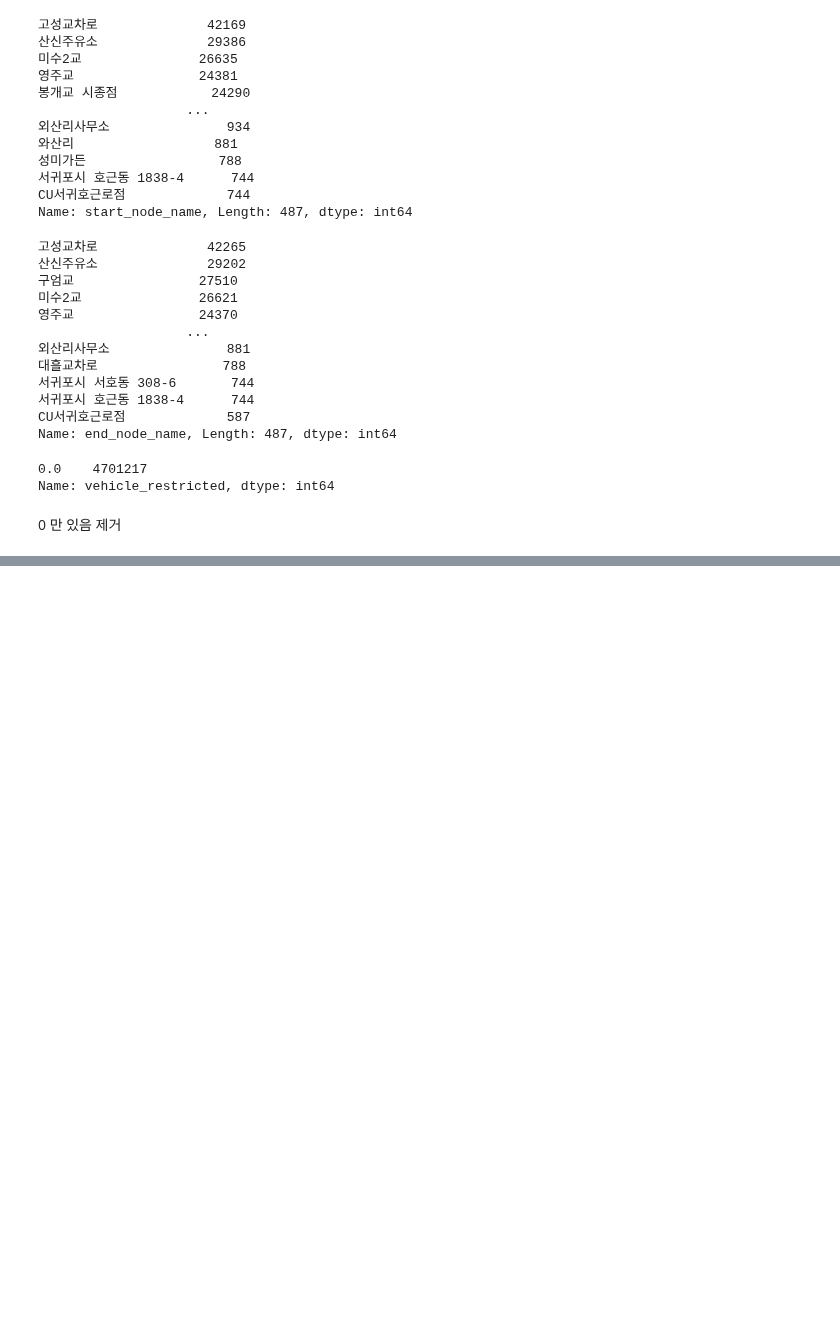
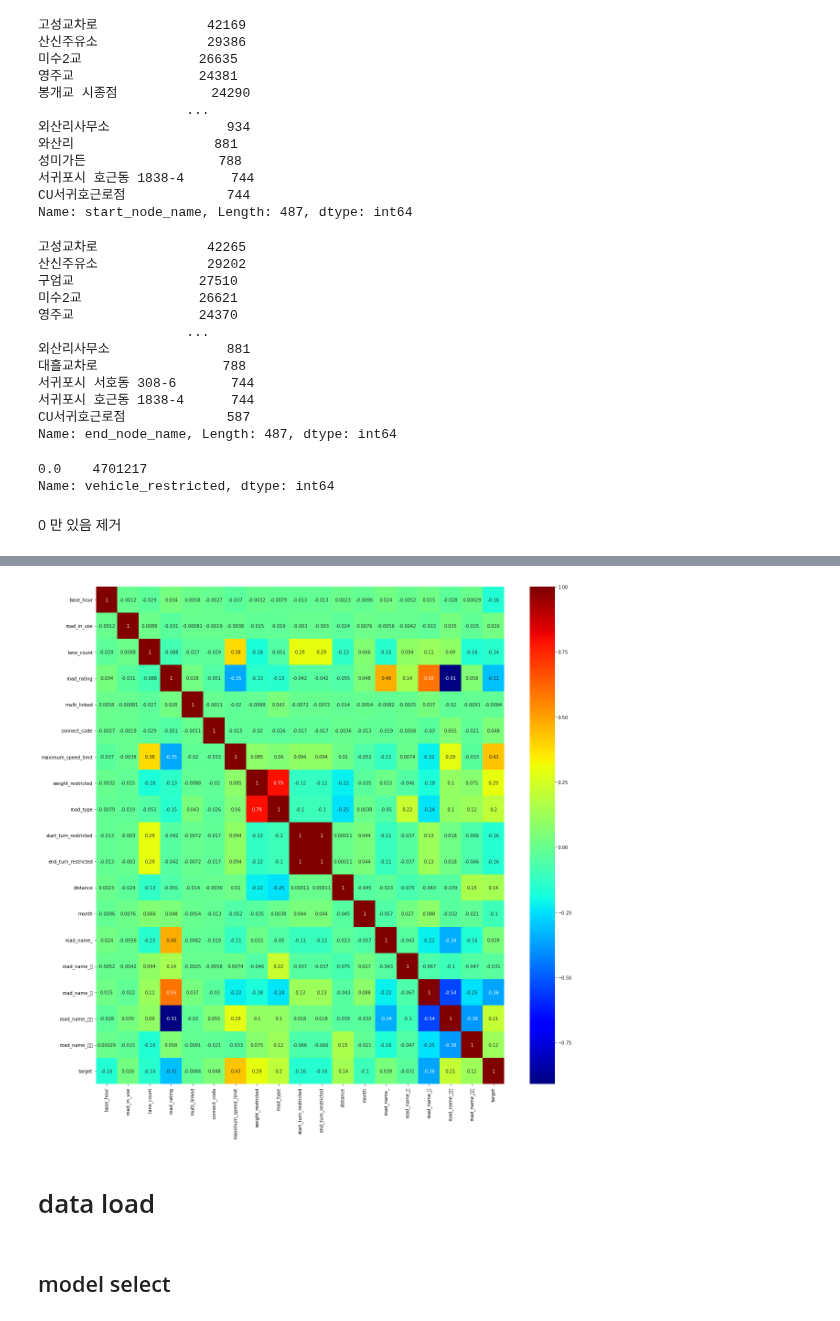
Before and after one commit to chi-hun/dacon, a Jupyter notebook: 제주도_도로_교통량_예측_AI_경진대회.ipynb, the cells around one changed output, grey strips where cells are left out. Saved outputs shown, nothing was run; the diff lists cells and outputs as text; code cells hidden in the pictures; blank space fills up the shorter version.

```diff
--- a/제주도_도로_교통량_예측_AI_경진대회.ipynb
+++ b/제주도_도로_교통량_예측_AI_경진대회.ipynb
@@ -543,0 +698,5 @@ weight_restricted - 최고값에서 감서, 원핫인코딩?
+# %%
+train  = train.drop(['id', 'base_date', 'day_of_week', 'vehicle_restricted', 'height_restricted', 'start_node_name', 'end_node_name',
+                     'start_latitude', 'start_longitude', 'end_latitude', 'end_longitude'], axis =1)
+test  = test.drop(['id', 'base_date', 'day_of_week', 'vehicle_restricted', 'height_restricted', 'start_node_name', 'end_node_name',
+                     'start_latitude', 'start_longitude', 'end_latitude', 'end_longitude'], axis =1)
@@ -543,0 +733,9 @@ weight_restricted - 최고값에서 감서, 원핫인코딩?
+# %%
+mms_l = ['base_hour', 'lane_count', 'lane_count', 'road_rating', 'maximum_speed_limit', 'weight_restricted', 'road_type','distance']
+mms = MinMaxScaler()
+for i in mms_l:
+    train[i] = mms.fit_transform(train[[i]])
+    test[i] = mms.transform(test[[i]])
+# %%
+y_train = train.pop('target')
+x_train = train.copy()
@@ -543,0 +746,10 @@ weight_restricted - 최고값에서 감서, 원핫인코딩?
+# %%
+xx = pd.concat([x_train, y_train], axis=1)
+# %%
+plt.figure(figsize=(20,20))
+sns.heatmap(xx.corr(), cmap='jet', annot=True)
+plt.show()
+# %% [output]
+[figure, added]
+# %% [markdown]
+# data load
@@ -543,0 +760,2 @@ weight_restricted - 최고값에서 감서, 원핫인코딩?
+# %% [markdown]
+## model select
```
Also changed, not shown: parts of 46 cells of this notebook.
